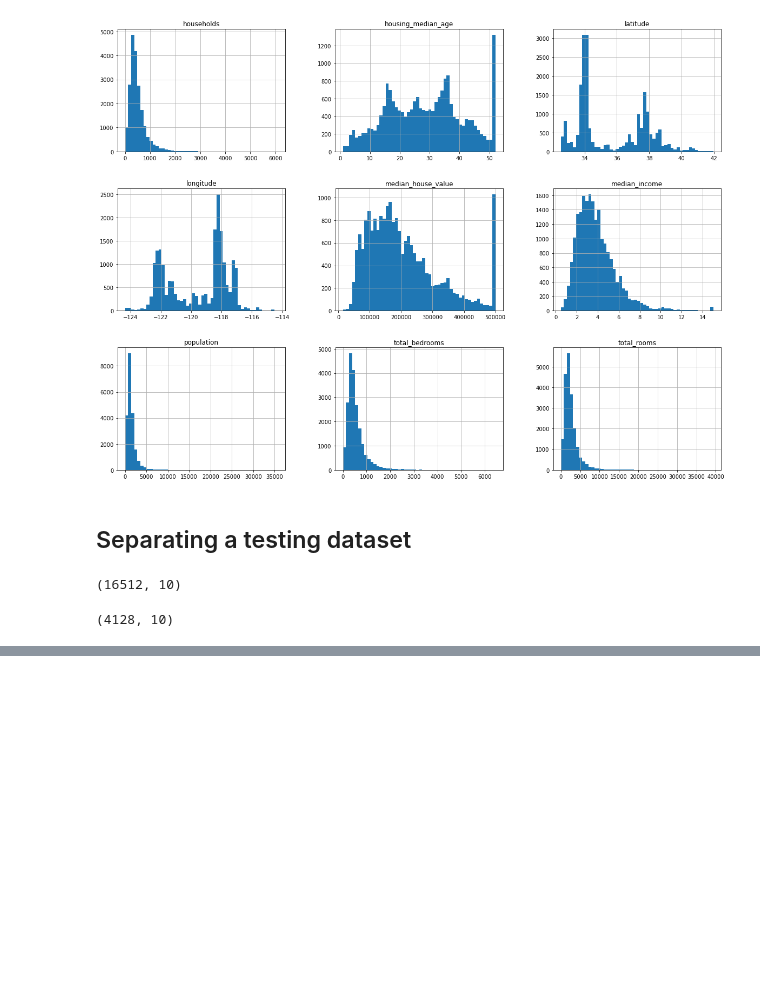
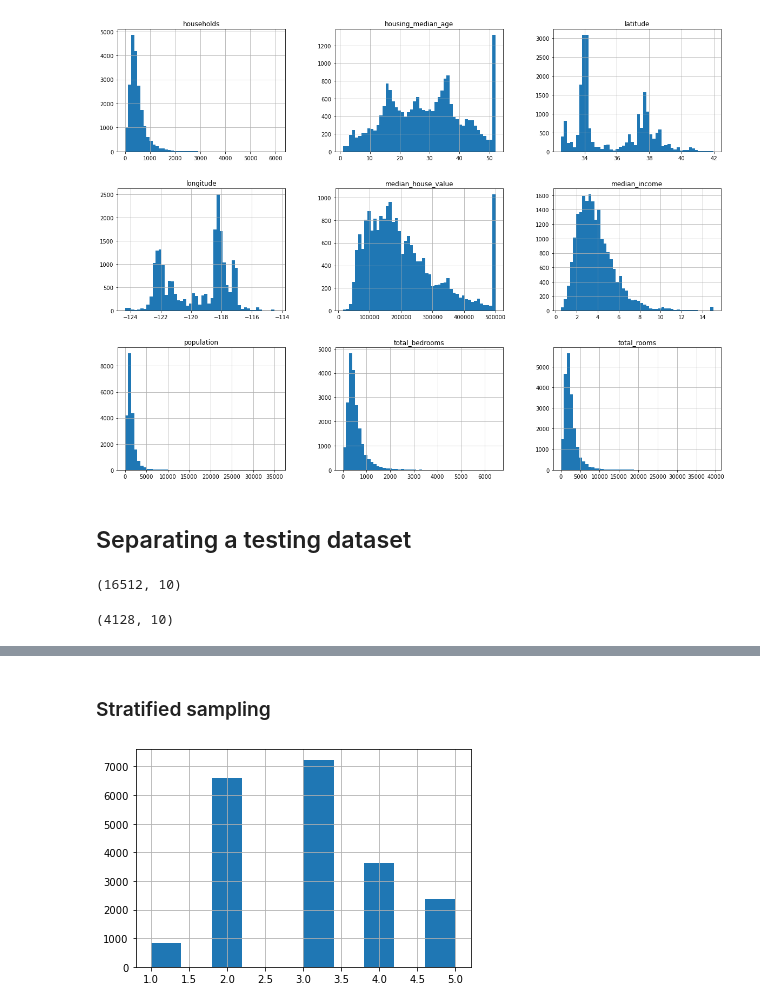
Before and after one commit to drnesr/Machine_Learning, a Jupyter notebook: Projects/Housing/Code/Housing.ipynb, the cells around one changed output, grey strips where cells are left out. Drawn from its saved outputs; the diff is of its cells as text; code cells hidden in the pictures; blank space fills up the shorter version.

Commit message:
Adding stratified sampling functions

```diff
--- a/Projects/Housing/Code/Housing.ipynb
+++ b/Projects/Housing/Code/Housing.ipynb
@@ -98,0 +145,9 @@ display(train_set.shape, test_set.shape)
+# %% [markdown]
+### Stratified sampling
+# %%
+housing['income_cat']=pd.cut(housing['median_income'],
+                            bins=[0.,1.5,3.0,4.5,6.0,np.inf],
+                            labels=[1,2,3,4,5])
+housing.income_cat.hist();
+# %% [output]
+[figure, added]
```
Also changed, not shown: parts of 17 cells of this notebook.
